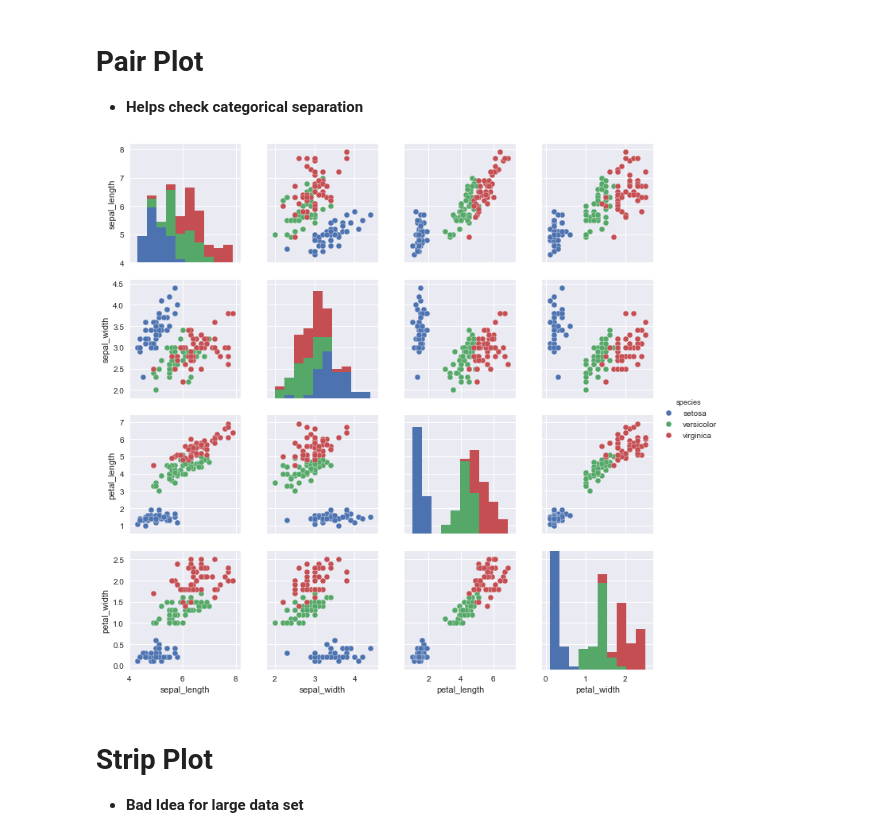
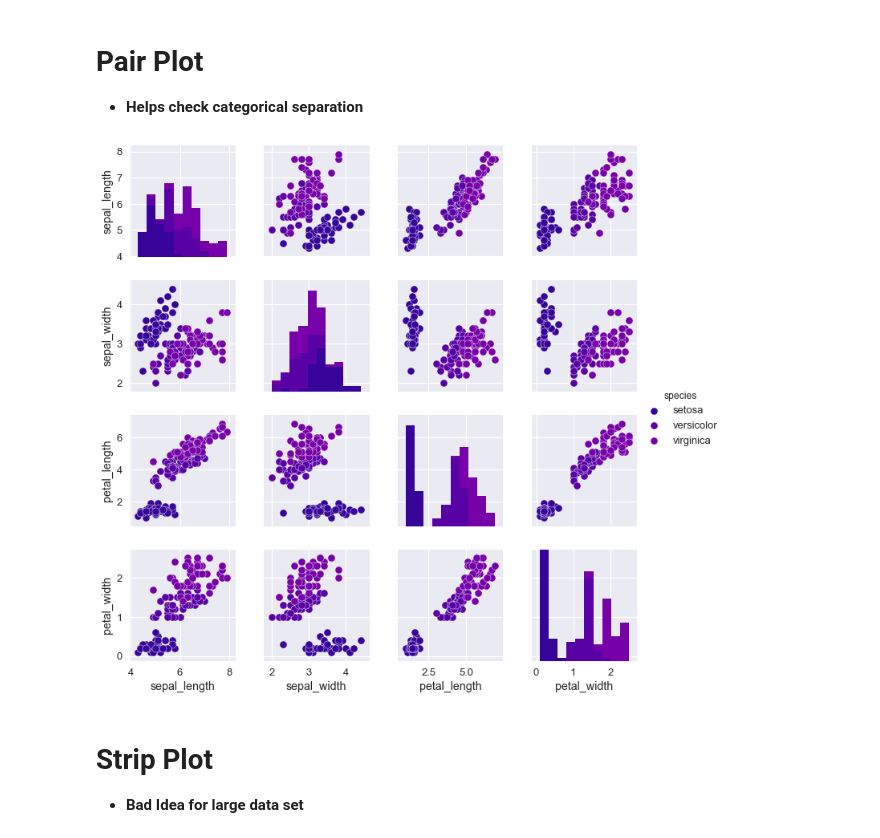
Before and after one commit to derpycoder/pragmatic-machine-learning, a Jupyter notebook: visualization/seaborn.ipynb, the cells around one changed output. Saved outputs shown, nothing was run; the diff lists cells and outputs as text; code cells hidden in the pictures.

Commit message:
Changed horible colors in a plot of seaborn

```diff
--- a/visualization/seaborn.ipynb
+++ b/visualization/seaborn.ipynb
@@ -73,11 +73,12 @@ plt.show()
 # Pair Plot
 * **Helps check categorical separation**
 # %%
-sns.set_context('notebook')    # notebook, paper, talk, poster
-sns.pairplot(iris_df, hue = 'species')
+sns.set_context('talk')    # notebook, paper, talk, poster
+with sns.color_palette("plasma", 12):
+    sns.pairplot(iris_df, hue = 'species')
 plt.show()
 # %% [output]
-[figure, old version]
+[figure, new version]
 # %% [markdown]
 # Strip Plot
 * **Bad Idea for large data set**
```
